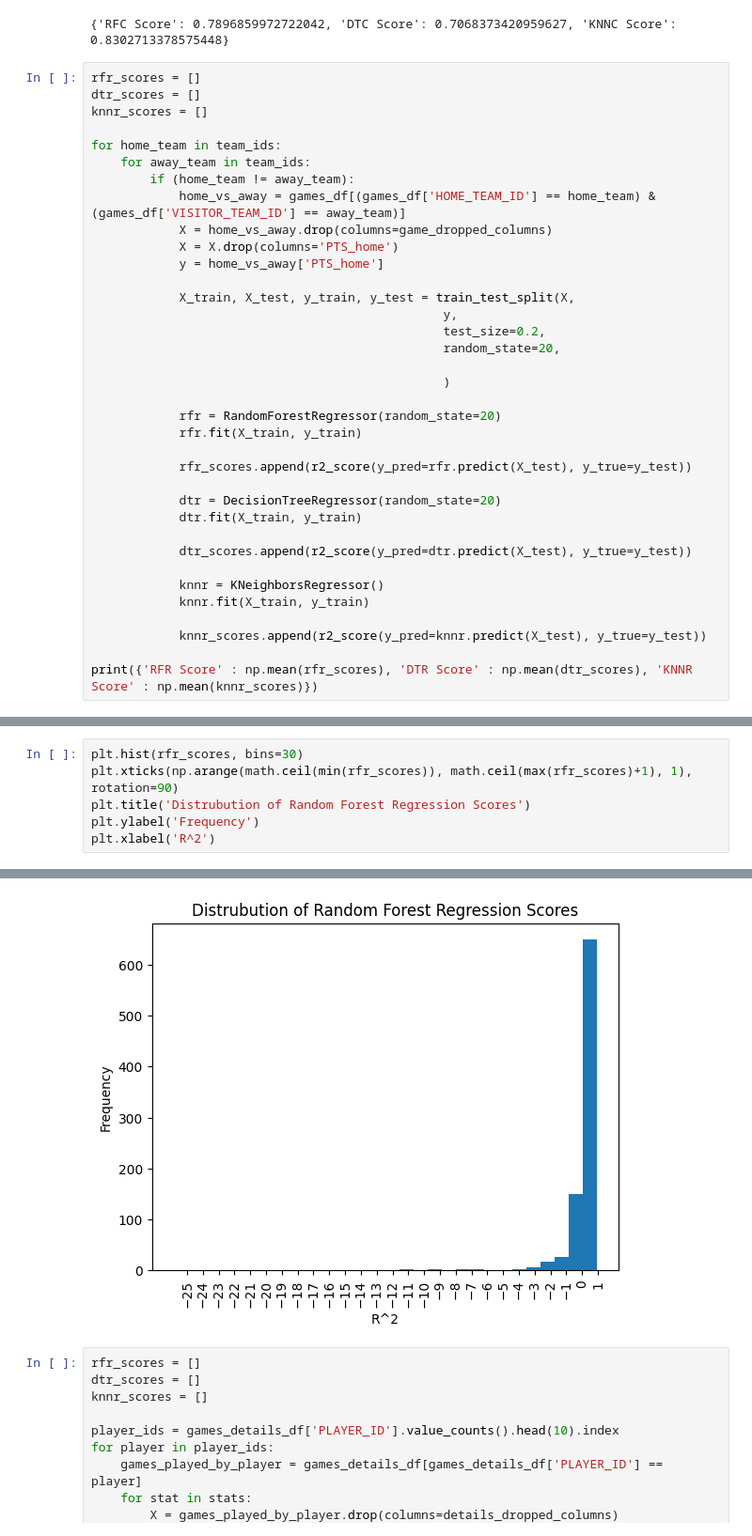
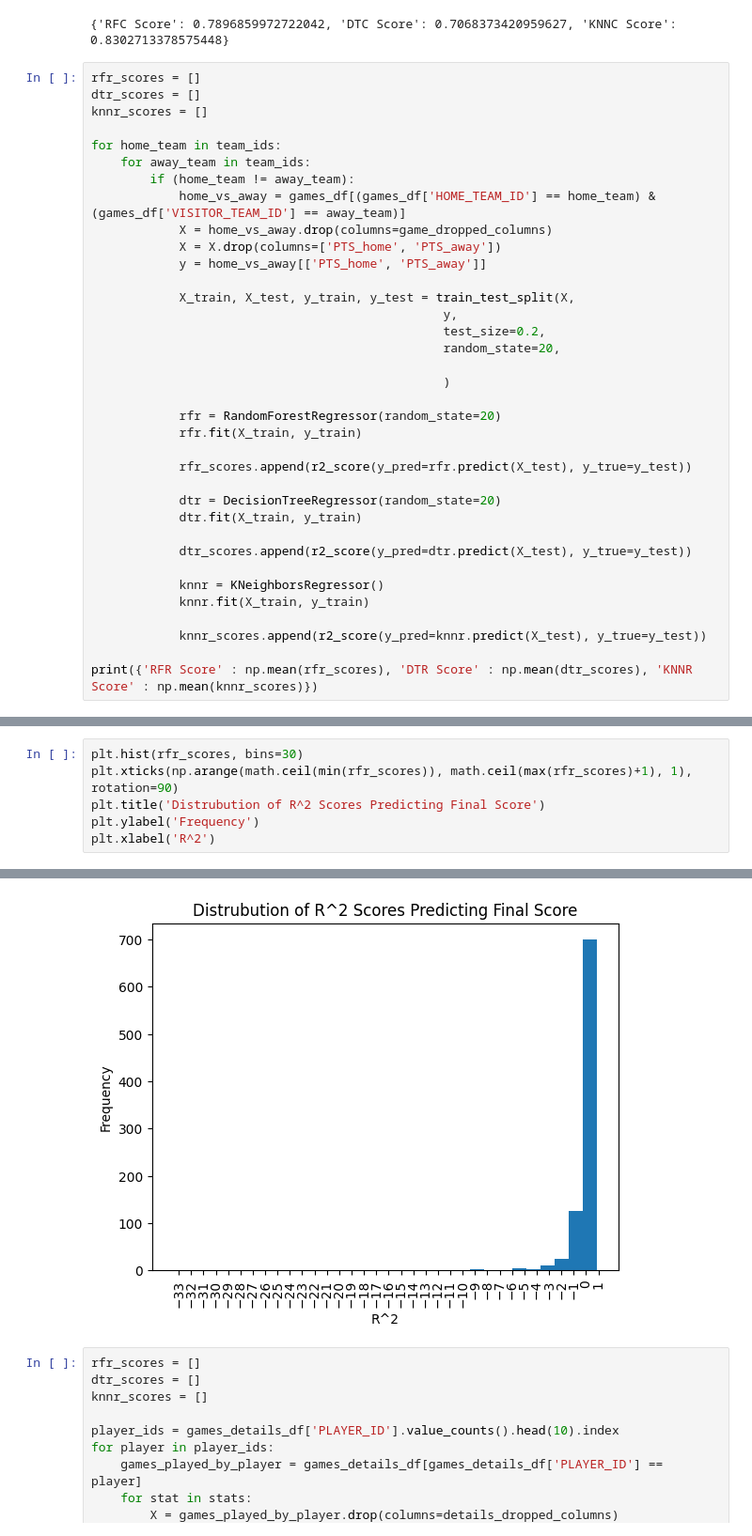
Before and after one commit to bferguson4/DATA, a Jupyter notebook: parlay_gpt.ipynb, the cells around one changed output, grey strips where cells are left out. Shown at 94% size. Saved outputs shown, nothing was run; the diff lists cells and outputs as text.

```diff
--- a/parlay_gpt.ipynb
+++ b/parlay_gpt.ipynb
@@ -365,8 +374,8 @@ for home_team in team_ids:
         if (home_team != away_team):
             home_vs_away = games_df[(games_df['HOME_TEAM_ID'] == home_team) & (games_df['VISITOR_TEAM_ID'] == away_team)]
             X = home_vs_away.drop(columns=game_dropped_columns)
-            X = X.drop(columns='PTS_home')
-            y = home_vs_away['PTS_home']
+            X = X.drop(columns=['PTS_home', 'PTS_away'])
+            y = home_vs_away[['PTS_home', 'PTS_away']]
 
             X_train, X_test, y_train, y_test = train_test_split(X,
                                                 y,
@@ -396,12 +405,12 @@ print({'RFR Score' : np.mean(rfr_scores), 'DTR Score' : np.mean(dtr_scores), 'KN
 # %%
 plt.hist(rfr_scores, bins=30)
 plt.xticks(np.arange(math.ceil(min(rfr_scores)), math.ceil(max(rfr_scores)+1), 1), rotation=90)
-plt.title('Distrubution of Random Forest Regression Scores')
+plt.title('Distrubution of R^2 Scores Predicting Final Score')
 plt.ylabel('Frequency')
 plt.xlabel('R^2')
 # %% [output]
 Text(0.5, 0, 'R^2')
-[figure, old version]
+[figure, new version]
 # %%
 rfr_scores = []
 dtr_scores = []
```
Also changed, not shown: parts of 5 cells of this notebook.
